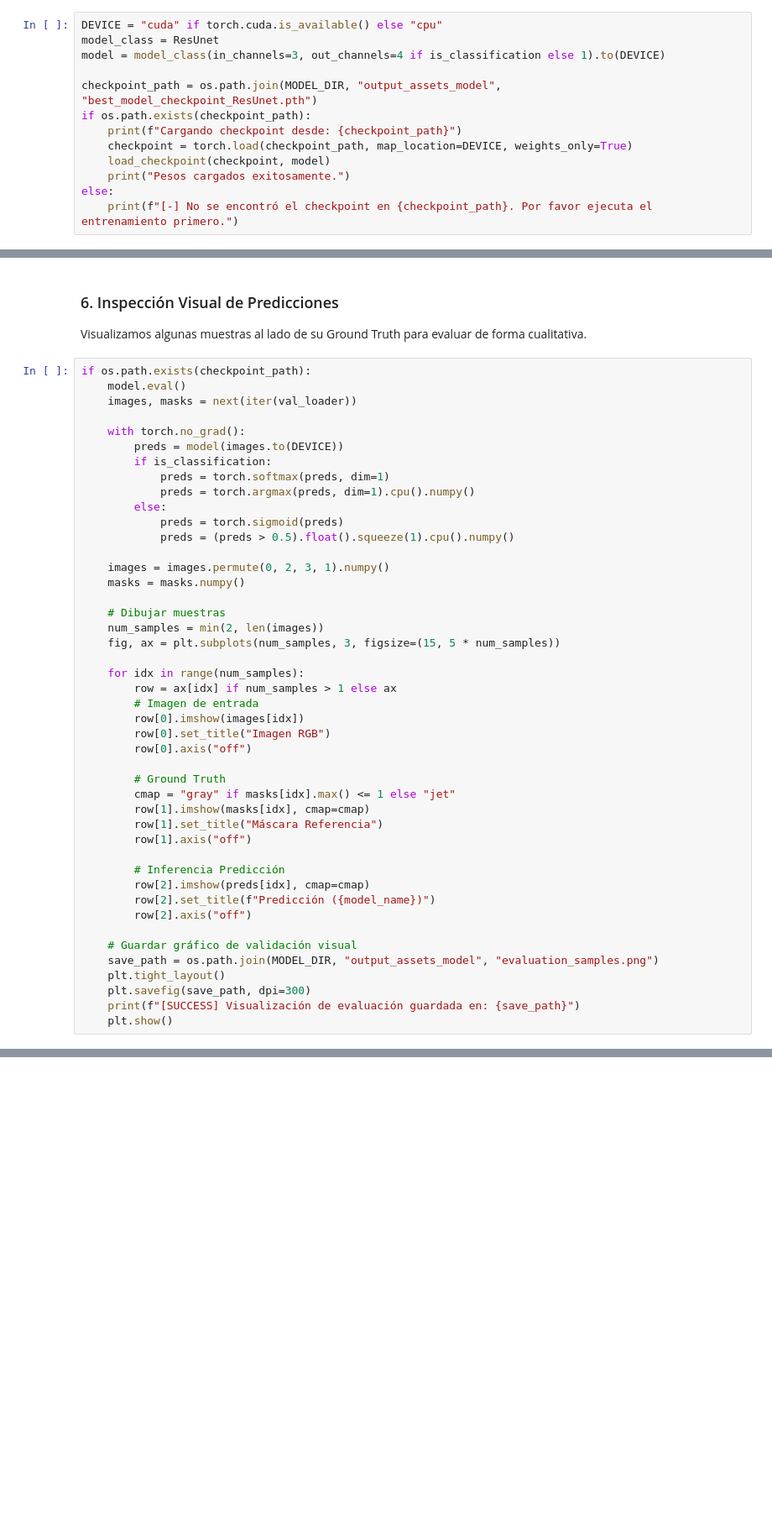
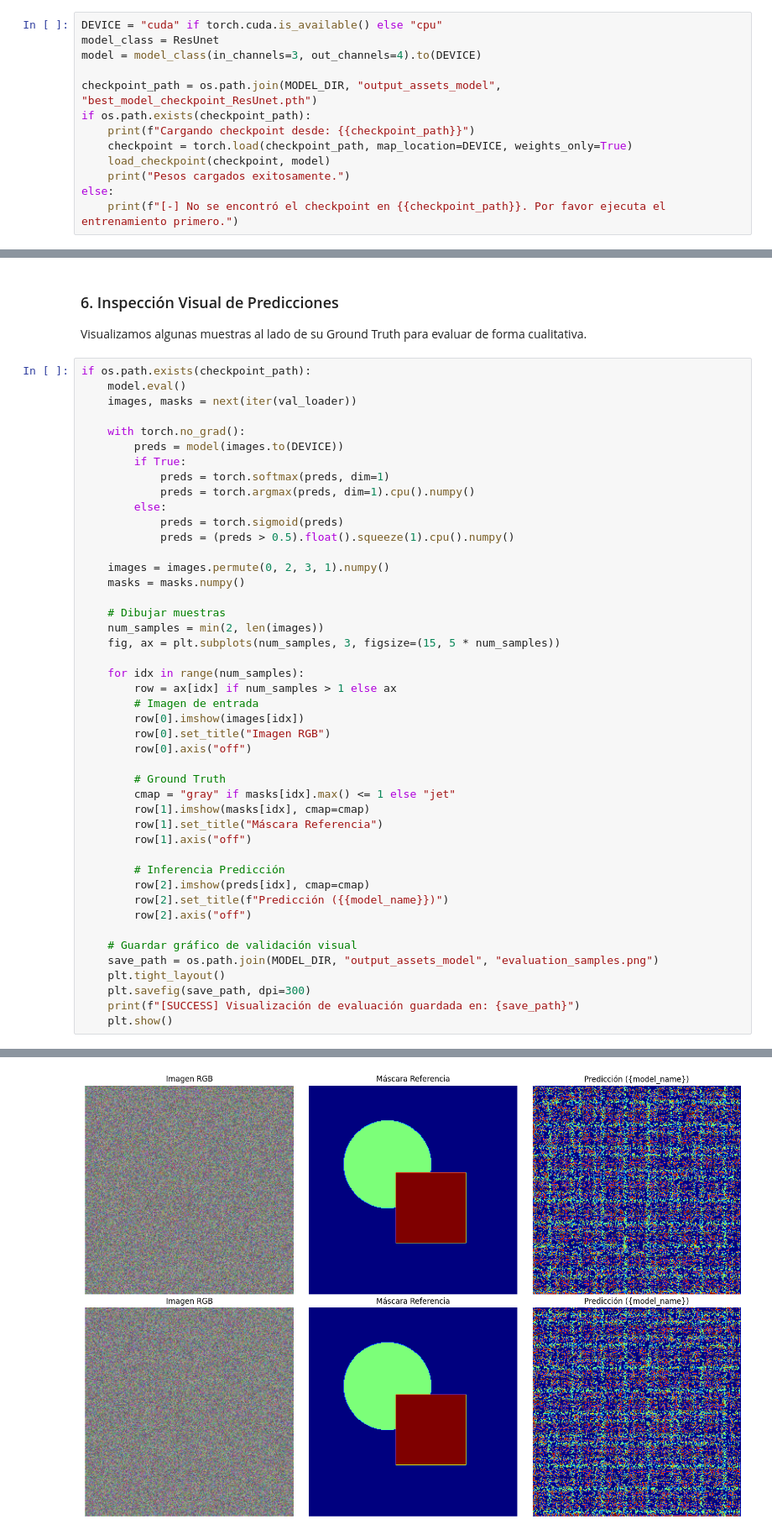
Before and after one commit to DiegoViillalba/Proyecto_DFU, a Jupyter notebook: notebooks/classification/ResUnet_test.ipynb, the cells around one changed output, grey strips where cells are left out. Shown at 84% size. Cells and saved outputs as stored; diff of their text form; blank space fills up the shorter version.

```diff
--- a/notebooks/classification/ResUnet_test.ipynb
+++ b/notebooks/classification/ResUnet_test.ipynb
@@ -53,13 +66,13 @@ Cargamos la arquitectura y cargamos los pesos guardados en la carpeta `output_as
 # %%
 DEVICE = "cuda" if torch.cuda.is_available() else "cpu"
 model_class = ResUnet
-model = model_class(in_channels=3, out_channels=4 if is_classification else 1).to(DEVICE)
+model = model_class(in_channels=3, out_channels=4).to(DEVICE)
 
 checkpoint_path = os.path.join(MODEL_DIR, "output_assets_model", "best_model_checkpoint_ResUnet.pth")
 if os.path.exists(checkpoint_path):
-    print(f"Cargando checkpoint desde: {checkpoint_path}")
+    print(f"Cargando checkpoint desde: {{checkpoint_path}}")
     checkpoint = torch.load(checkpoint_path, map_location=DEVICE, weights_only=True)
     load_checkpoint(checkpoint, model)
     print("Pesos cargados exitosamente.")
 else:
-    print(f"[-] No se encontró el checkpoint en {checkpoint_path}. Por favor ejecuta el entrenamiento primero.")
+    print(f"[-] No se encontró el checkpoint en {{checkpoint_path}}. Por favor ejecuta el entrenamiento primero.")
@@ -93,7 +121,7 @@ if os.path.exists(checkpoint_path):
 
     with torch.no_grad():
         preds = model(images.to(DEVICE))
-        if is_classification:
+        if True:
             preds = torch.softmax(preds, dim=1)
             preds = torch.argmax(preds, dim=1).cpu().numpy()
         else:
@@ -122,7 +150,7 @@ if os.path.exists(checkpoint_path):
 
         # Inferencia Predicción
         row[2].imshow(preds[idx], cmap=cmap)
-        row[2].set_title(f"Predicción ({model_name})")
+        row[2].set_title(f"Predicción ({{model_name}})")
         row[2].axis("off")
 
     # Guardar gráfico de validación visual
@@ -131,3 +159,4 @@ if os.path.exists(checkpoint_path):
     plt.savefig(save_path, dpi=300)
     print(f"[SUCCESS] Visualización de evaluación guardada en: {save_path}")
     plt.show()
+# %% [output]
@@ -133,0 +164 @@ if os.path.exists(checkpoint_path):
+[figure, added]
```
Also changed, not shown: parts of 6 cells of this notebook, 14 other files.
